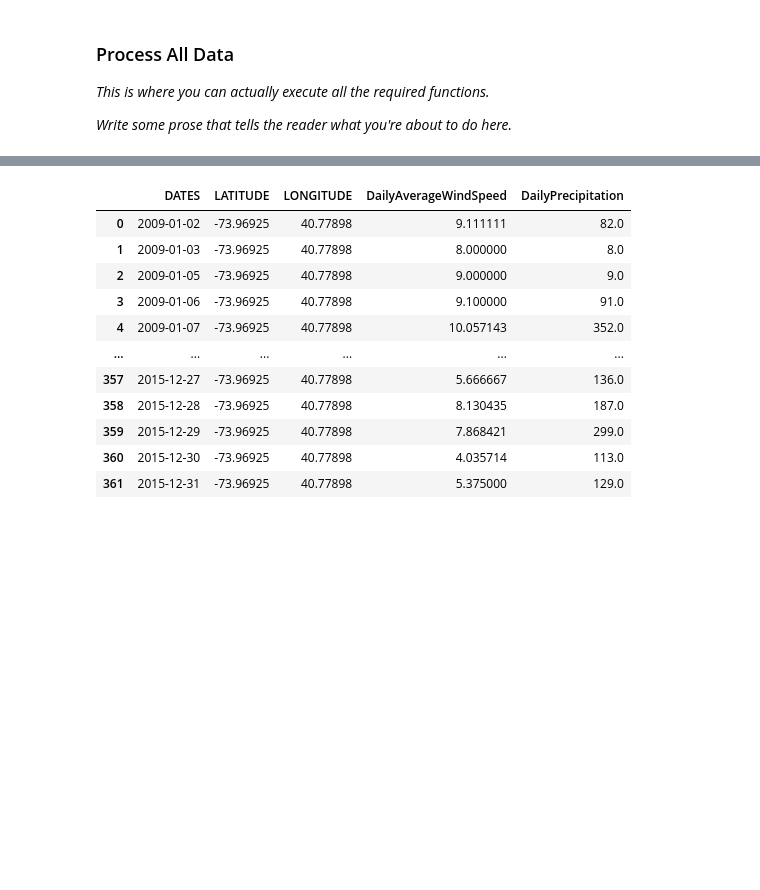
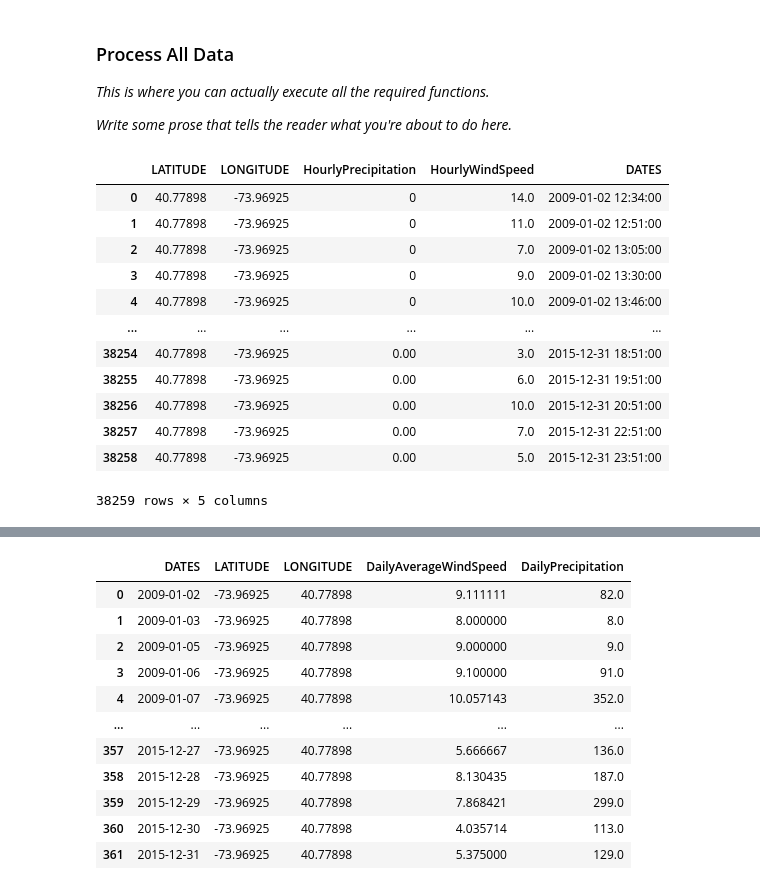
Before and after one commit to nextlevelOne/Uber-and-NYC-Yellow-cab, a Jupyter notebook: final_project.ipynb, the cells around one changed output, grey strips where cells are left out. Saved outputs shown, nothing was run; the diff lists cells and outputs as text; code cells hidden in the pictures; blank space fills up the shorter version.

```diff
--- a/final_project.ipynb
+++ b/final_project.ipynb
@@ -319,0 +349,16 @@ taxi_data = get_and_clean_taxi_data()
+# %%
+hourly_weather
+# %% [output]
+|  | LATITUDE | LONGITUDE | HourlyPrecipitation | HourlyWindSpeed | DATES |
+| 0 | 40.77898 | -73.96925 | 0 | 14.0 | 2009-01-02 12:34:00 |
+| 1 | 40.77898 | -73.96925 | 0 | 11.0 | 2009-01-02 12:51:00 |
+| 2 | 40.77898 | -73.96925 | 0 | 7.0 | 2009-01-02 13:05:00 |
+| 3 | 40.77898 | -73.96925 | 0 | 9.0 | 2009-01-02 13:30:00 |
+| 4 | 40.77898 | -73.96925 | 0 | 10.0 | 2009-01-02 13:46:00 |
+| ... | ... | ... | ... | ... | ... |
+| 38254 | 40.77898 | -73.96925 | 0.00 | 3.0 | 2015-12-31 18:51:00 |
+| 38255 | 40.77898 | -73.96925 | 0.00 | 6.0 | 2015-12-31 19:51:00 |
+| 38256 | 40.77898 | -73.96925 | 0.00 | 10.0 | 2015-12-31 20:51:00 |
+| 38257 | 40.77898 | -73.96925 | 0.00 | 7.0 | 2015-12-31 22:51:00 |
+| 38258 | 40.77898 | -73.96925 | 0.00 | 5.0 | 2015-12-31 23:51:00 |
+38259 rows × 5 columns
```
Also changed, not shown: parts of 17 cells of this notebook, 12 other files.
